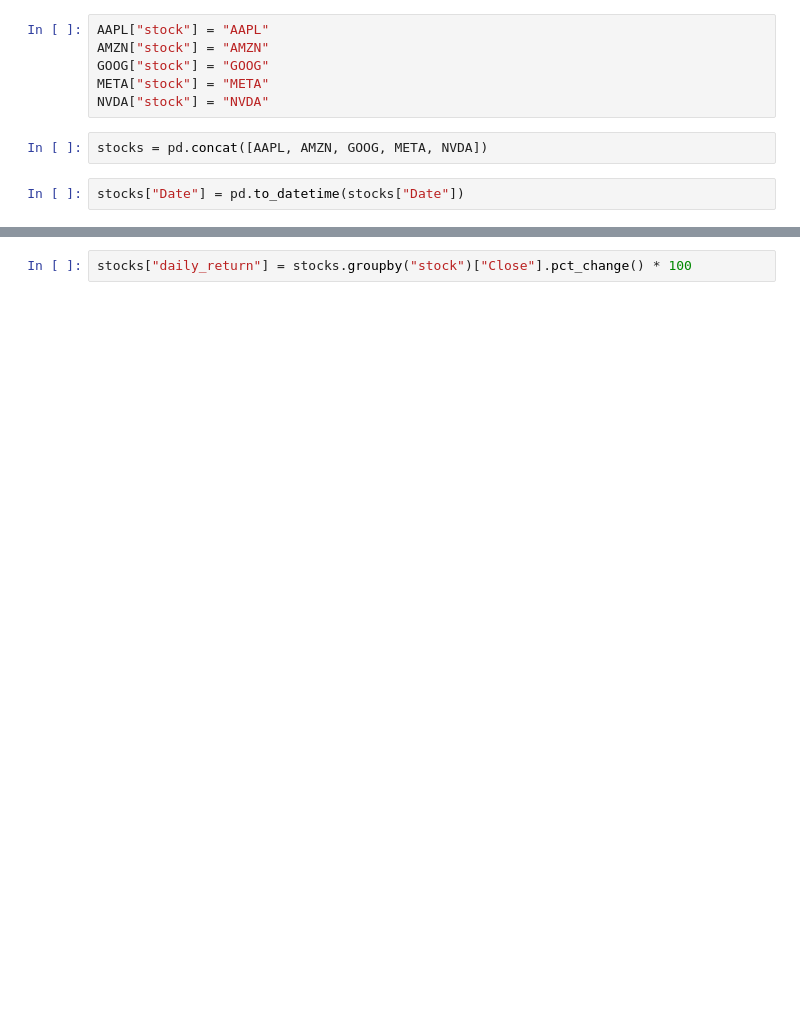
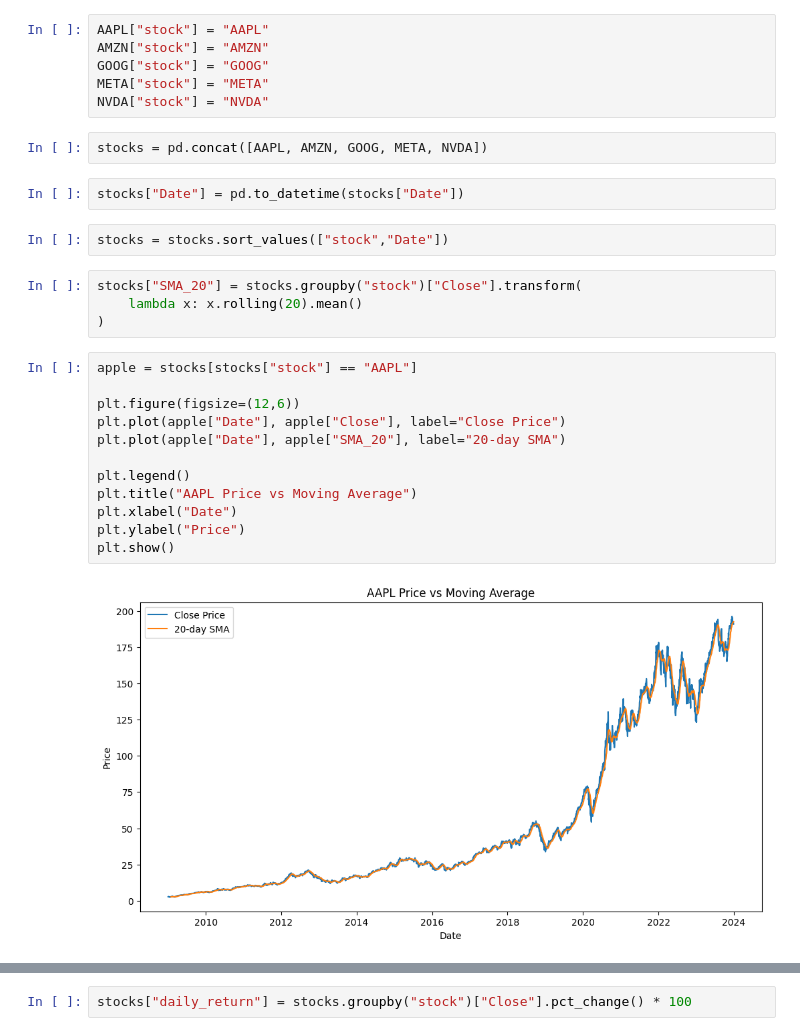
Before and after one commit to nunu-e/news-sentiment-analysis, a Jupyter notebook: notebooks/stock_analysis.ipynb, the cells around one changed output, grey strips where cells are left out. Cells and saved outputs as stored; diff of their text form; blank space fills up the shorter version.

```diff
--- a/notebooks/stock_analysis.ipynb
+++ b/notebooks/stock_analysis.ipynb
@@ -16,3 +19,23 @@ NVDA["stock"] = "NVDA"
 stocks = pd.concat([AAPL, AMZN, GOOG, META, NVDA])
 # %%
 stocks["Date"] = pd.to_datetime(stocks["Date"])
+# %%
+stocks = stocks.sort_values(["stock","Date"])
+# %%
+stocks["SMA_20"] = stocks.groupby("stock")["Close"].transform(
+    lambda x: x.rolling(20).mean()
+)
+# %%
+apple = stocks[stocks["stock"] == "AAPL"]
+
+plt.figure(figsize=(12,6))
+plt.plot(apple["Date"], apple["Close"], label="Close Price")
+plt.plot(apple["Date"], apple["SMA_20"], label="20-day SMA")
+
+plt.legend()
+plt.title("AAPL Price vs Moving Average")
+plt.xlabel("Date")
+plt.ylabel("Price")
+plt.show()
+# %% [output]
+[figure, added]
```
Also changed, not shown: parts of 18 cells of this notebook, 1 other file.
